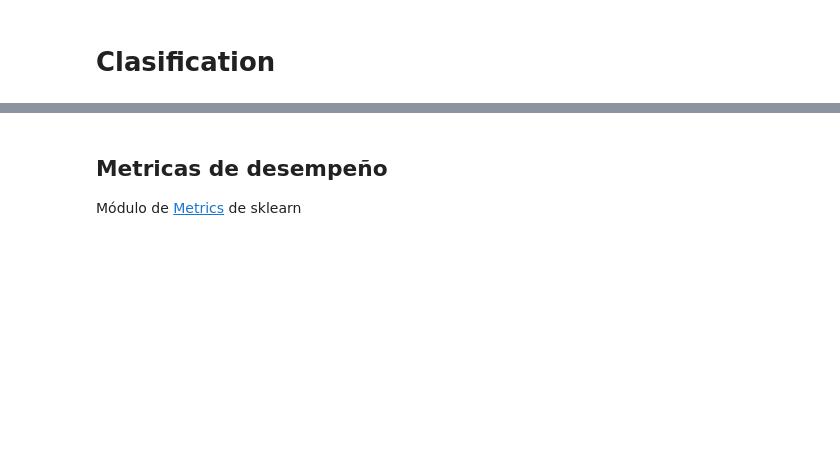
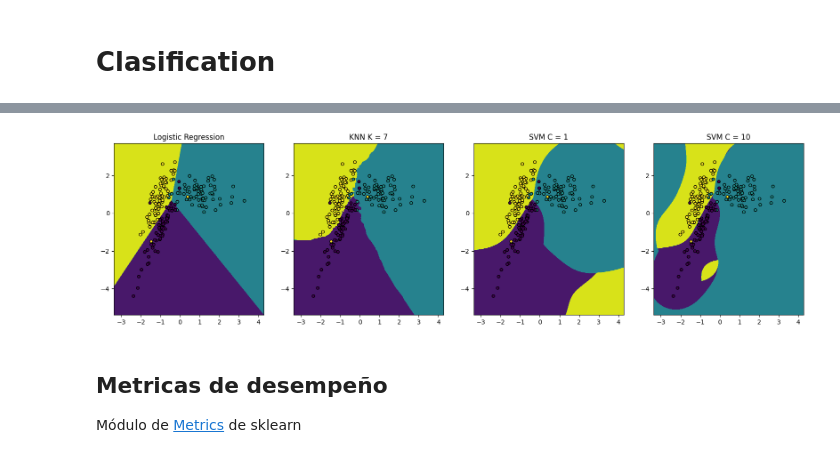
Before and after one commit to EstebanGiAr/machine_learning, a Jupyter notebook: Sem_05/Supervised_Metrics.ipynb, the cells around one changed output, grey strips where cells are left out. Saved outputs shown, nothing was run; the diff lists cells and outputs as text; code cells hidden in the pictures; blank space fills up the shorter version.

```diff
--- a/Sem_05/Supervised_Metrics.ipynb
+++ b/Sem_05/Supervised_Metrics.ipynb
@@ -35,20 +40,29 @@ drive.mount('/content/drive')
 # %%
 from drive.MyDrive.Machine_Learning.Funciones.decision_grid import fronteras_decision
-# %%
-models = [ _ , _ , _ ]
-
-_, axes = plt.subplots(1,3, figsize = (20,5))
-preds = {}
-
-# fit the models
-for model in models :
-    #
-    clf = _
-    clf.fit( _ , _ )
-
-    # Plot everything
-
-plt.show()
+# %%
+models = [ LogisticRegression() , kNN(n_neighbors=7) , SVC(kernel = 'rbf', C =1),  SVC(kernel = 'rbf', C =10) ]
+names = ["Logistic Regression", "KNN K = 7", "SVM C = 1", "SVM C = 10"]
+
+_, axes = plt.subplots(1,len(names), figsize = (5*len(names),5))
+preds = {}
+
+# fit the models
+for clf, name, ax  in zip(models, names, axes) :
+    #
+    #clf = _
+    clf.fit( X_train , y_train )
+    preds[name] = clf.predict(X_test)
+
+    # Plot everything
+
+    predictions, h_min, v_min = fronteras_decision(X_test, clf, 1)
+    ax.contourf(h_min,v_min, predictions)
+    ax.scatter(X_test[:,0], X_test[:,1], c=y_test, edgecolor='k', s=20)
+    ax.set_title(name)
+
+plt.show()
+# %% [output]
+[figure, added]
 # %% [markdown]
 ## Metricas de desempeño
 
```
Also changed, not shown: parts of 8 cells of this notebook.
